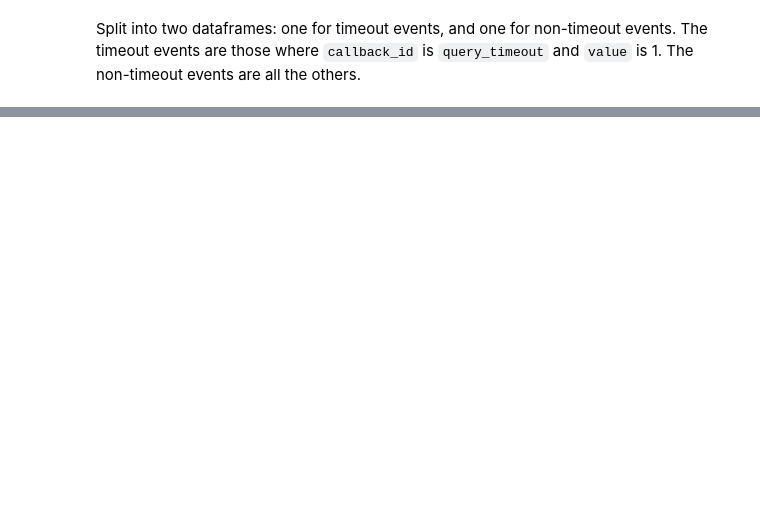
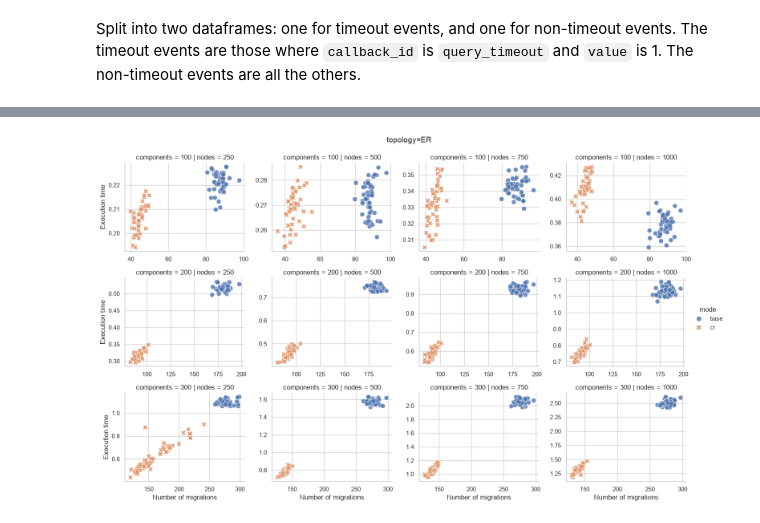
Before and after one commit to di-unipi-socc/sl-cr, a Jupyter notebook: notebooks/analyse.ipynb, the cells around one changed output, grey strips where cells are left out. Drawn from its saved outputs; the diff is of its cells as text; code cells hidden in the pictures; blank space fills up the shorter version.

```diff
--- a/notebooks/analyse.ipynb
+++ b/notebooks/analyse.ipynb
@@ -295,0 +494,89 @@ for metric in METRICS:
+# %%
+migration_metric = "placement_migrations"
+execution_metric = "prolog_query_seconds"
+
+id_cols = ["mode", "nodes", "components", "topology", "n_event"]
+out_cols = ["mode", "nodes", "components", "topology"]
+
+def plot_migrations_vs_execution_relplot(
+    plot_df: pd.DataFrame,
+    migration_metric: str,
+    execution_metric: str,
+    topology: str,
+) -> None:
+
+    data = plot_df[
+        (plot_df["topology"] == topology) &
+        (plot_df["callback_id"].isin([migration_metric, execution_metric]))
+    ].copy()
+
+    if data.empty:
+        print(f"No data for topology={topology}")
+        return
+
+    # Wide format: una colonna per metrica
+    wide = (
+        data
+        .pivot_table(
+            index=id_cols,
+            columns="callback_id",
+            values="value",
+            aggfunc="mean"
+        )
+        .reset_index()
+    )
+
+    wide = wide.rename(columns={
+        migration_metric: "n_migrations",
+        execution_metric: "execution_time"
+    })
+
+    wide = wide.dropna(subset=["n_migrations", "execution_time"])
+    wide = wide.groupby(out_cols).apply(remove_outliers_iqr, col="execution_time").copy()
+
+    if wide.empty:
+        print(f"No paired data for topology={topology}")
+        return
+
+    g = sns.relplot(
+        data=wide,
+        x="n_migrations",
+        y="execution_time",
+        hue="mode",
+        style="mode",
+        col="nodes",
+        row="components",
+        kind="scatter",
+        s=70,
+        alpha=0.8,
+        height=3.0,
+        aspect=1.25,
+        facet_kws={
+            "sharex": False,
+            "sharey": False,
+        },
+    )
+
+    g.set_axis_labels("Number of migrations", "Execution time")
+    g.set_titles(
+        row_template="components = {row_name}",
+        col_template="nodes = {col_name}"
+    )
+
+    g.figure.suptitle(f"topology={topology}",y=1.03,fontsize=14)
+
+    for ax in g.axes.flat:
+        ax.grid(True)
+
+    plt.show()
+
+
+for topology in TOPOLOGIES:
+    plot_migrations_vs_execution_relplot(
+        plot_df=plot_df,
+        migration_metric=migration_metric,
+        execution_metric=execution_metric,
+        topology=topology,
+    )
+# %% [output]
+[figure, added]
```
Also changed, not shown: parts of 11 cells of this notebook, 1 other file.
